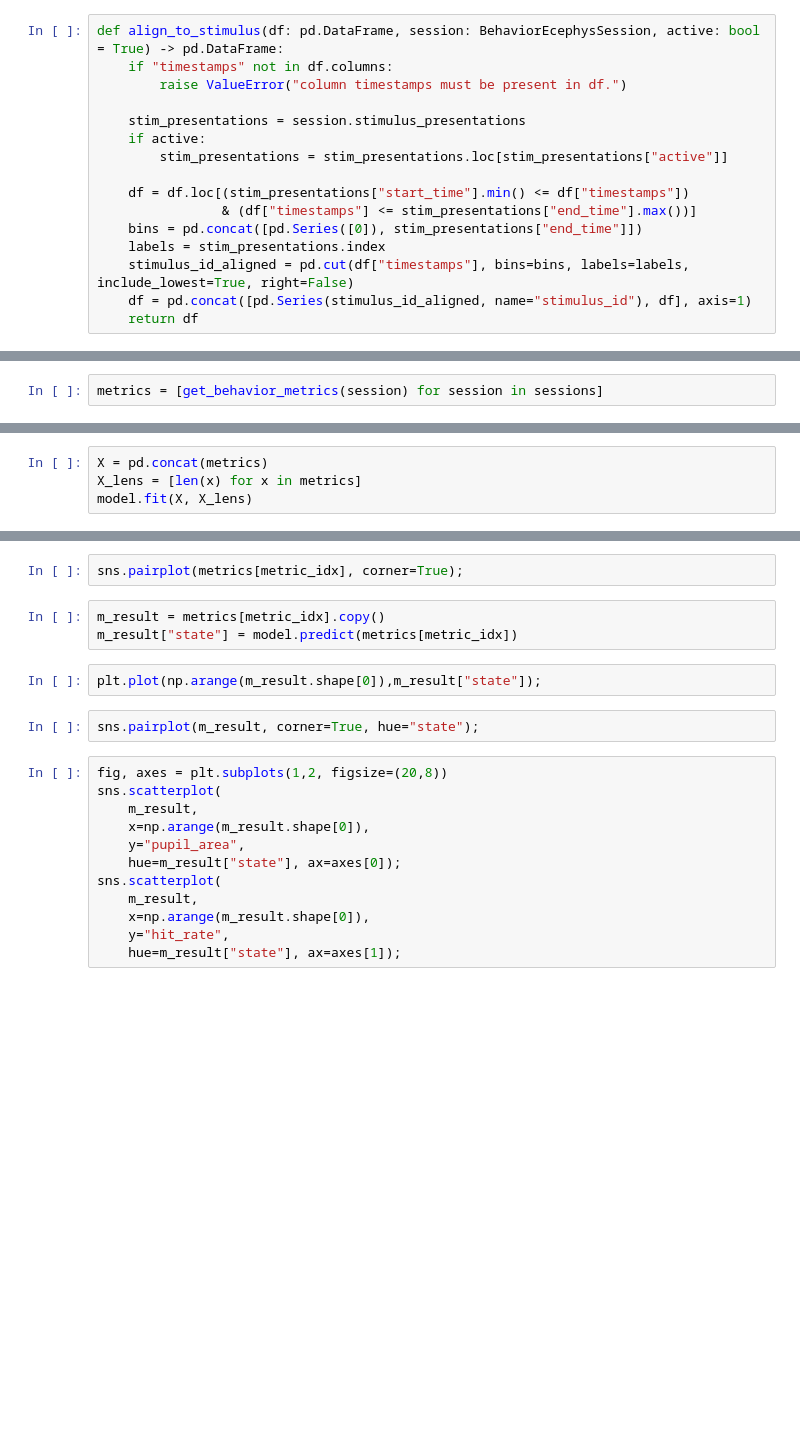
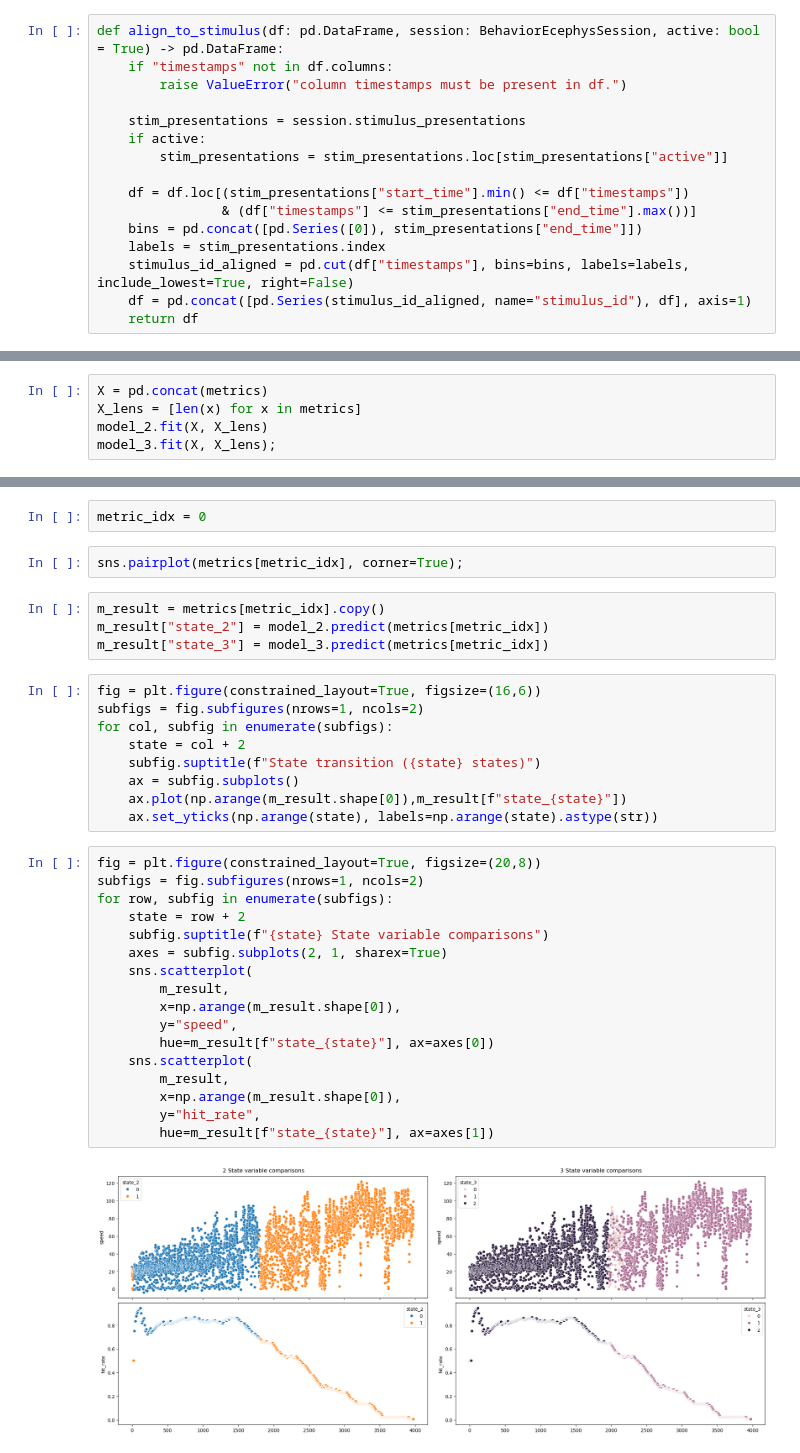
Before and after one commit to Rushil-Chakra/attn_states, a Jupyter notebook: code/behavior_hmm.ipynb, the cells around one changed output, grey strips where cells are left out. Cells and saved outputs as stored; diff of their text form; blank space fills up the shorter version.

```diff
--- a/code/behavior_hmm.ipynb
+++ b/code/behavior_hmm.ipynb
@@ -133,2 +117,0 @@ processing batch 1/1...
-# %%
-metrics = [get_behavior_metrics(session) for session in sessions]
@@ -147,4 +157,5 @@ model.transmat_ = np.array([[0.99, 0.01],
 # %%
 X = pd.concat(metrics)
 X_lens = [len(x) for x in metrics]
-model.fit(X, X_lens)
+model_2.fit(X, X_lens)
+model_3.fit(X, X_lens);
@@ -153,21 +162,36 @@ metric_idx = 0
+# %%
+metric_idx = 0
 # %%
 sns.pairplot(metrics[metric_idx], corner=True);
 # %%
 m_result = metrics[metric_idx].copy()
-m_result["state"] = model.predict(metrics[metric_idx])
+m_result["state_2"] = model_2.predict(metrics[metric_idx])
+m_result["state_3"] = model_3.predict(metrics[metric_idx])
 # %%
-plt.plot(np.arange(m_result.shape[0]),m_result["state"]);
+fig = plt.figure(constrained_layout=True, figsize=(16,6))
+subfigs = fig.subfigures(nrows=1, ncols=2)
+for col, subfig in enumerate(subfigs):
+    state = col + 2
+    subfig.suptitle(f"State transition ({state} states)")
+    ax = subfig.subplots()
+    ax.plot(np.arange(m_result.shape[0]),m_result[f"state_{state}"])
+    ax.set_yticks(np.arange(state), labels=np.arange(state).astype(str))
-# %%
-sns.pairplot(m_result, corner=True, hue="state");
 # %%
-fig, axes = plt.subplots(1,2, figsize=(20,8))
-sns.scatterplot(
-    m_result,
-    x=np.arange(m_result.shape[0]),
-    y="pupil_area",
-    hue=m_result["state"], ax=axes[0]);
-sns.scatterplot(
-    m_result,
-    x=np.arange(m_result.shape[0]),
-    y="hit_rate",
-    hue=m_result["state"], ax=axes[1]);
+fig = plt.figure(constrained_layout=True, figsize=(20,8))
+subfigs = fig.subfigures(nrows=1, ncols=2)
+for row, subfig in enumerate(subfigs):
+    state = row + 2
+    subfig.suptitle(f"{state} State variable comparisons")
+    axes = subfig.subplots(2, 1, sharex=True)
+    sns.scatterplot(
+        m_result,
+        x=np.arange(m_result.shape[0]),
+        y="speed",
+        hue=m_result[f"state_{state}"], ax=axes[0])
+    sns.scatterplot(
+        m_result,
+        x=np.arange(m_result.shape[0]),
+        y="hit_rate",
+        hue=m_result[f"state_{state}"], ax=axes[1])
+# %% [output]
+[figure, added]
```
Also changed, not shown: parts of 15 cells of this notebook, 1 other file.
